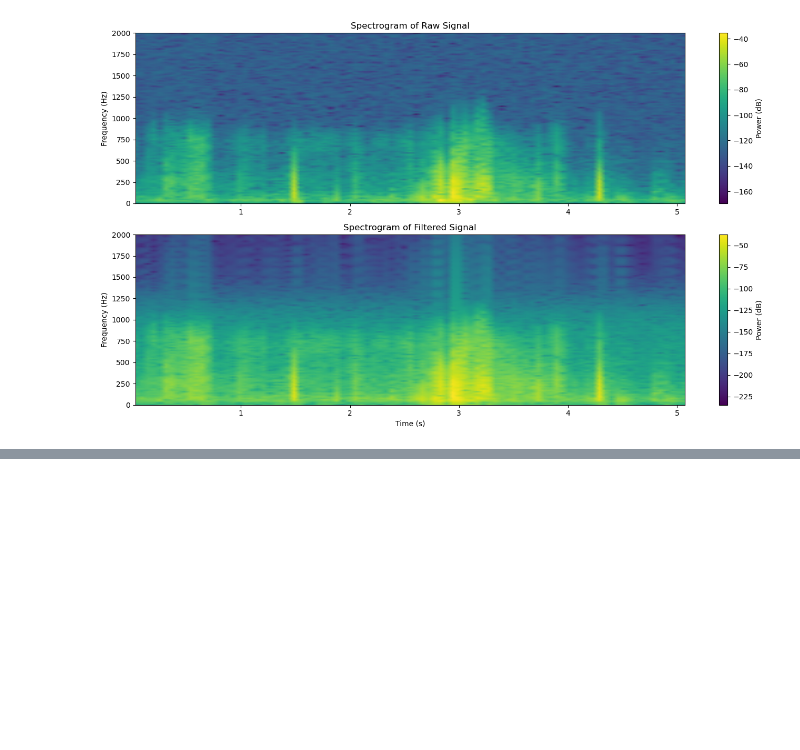
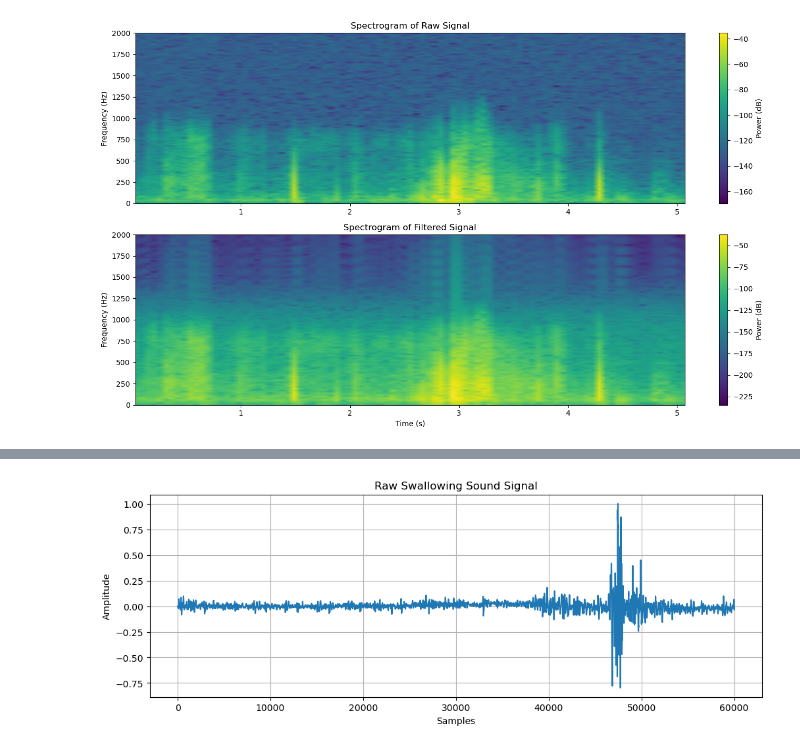
Before and after one commit to TTorres98/Swallowing-Detection, a Jupyter notebook: Biosppy_test.ipynb, the cells around one changed output, grey strips where cells are left out. Saved outputs shown, nothing was run; the diff lists cells and outputs as text; code cells hidden in the pictures; blank space fills up the shorter version.

```diff
--- a/Biosppy_test.ipynb
+++ b/Biosppy_test.ipynb
@@ -254,0 +287,92 @@ plt.show()
+# %%
+import numpy as np
+from scipy.io import wavfile
+from scipy.signal import butter, filtfilt, spectrogram
+import matplotlib.pyplot as plt
+from biosppy.signals.tools import filter_signal
+
+# Step 1: Load the audio file
+audio_file = r'C:\Users\Teresa\Desktop\MBBAS (2ºano)\Tese\archive_dataset\Liquido fino\Liquido fino 5mL\001.wav'
+sampling_rate, audio_signal = wavfile.read(audio_file)
+
+# Normalize the audio signal to [-1, 1] range (if not already normalized)
+audio_signal = audio_signal / np.max(np.abs(audio_signal))
+
+# Step 2: Analyze the raw signal (time and frequency domain)
+# Plot the raw signal
+plt.figure(figsize=(12, 4))
+plt.plot(audio_signal)
+plt.title("Raw Swallowing Sound Signal")
+plt.xlabel("Samples")
+plt.ylabel("Amplitude")
+plt.grid()
+plt.show()
+
+# Compute and plot the spectrogram to identify frequency components
+frequencies, times, Sxx = spectrogram(audio_signal, fs=sampling_rate)
+
+plt.figure(figsize=(10, 6))
+plt.pcolormesh(times, frequencies, 10 * np.log10(Sxx), shading='gouraud')
+plt.title("Spectrogram of Raw Swallowing Sound")
+plt.ylabel("Frequency (Hz)")
+plt.xlabel("Time (s)")
+plt.colorbar(label="Power (dB)")
+plt.ylim(0, 2000)  # Adjust frequency range for clarity
+plt.show()
+
+# Step 3: Apply a bandpass filter
+# Define bandpass filter parameters
+low_cutoff = 50    # Adjust based on spectrogram analysis
+high_cutoff = 1000 # Adjust based on spectrogram analysis
+
+# Design and apply a Butterworth bandpass filter
+def butter_bandpass_filter(data, lowcut, highcut, fs, order=4):
+    nyquist = 0.5 * fs
+    low = lowcut / nyquist
+    high = highcut / nyquist
+    b, a = butter(order, [low, high], btype='band')
+    filtered_data = filtfilt(b, a, data)
+    return filtered_data
+
+filtered_signal = butter_bandpass_filter(audio_signal, low_cutoff, high_cutoff, sampling_rate)
+
+# Step 4: Plot the filtered signal
+plt.figure(figsize=(12, 4))
+plt.plot(filtered_signal, color='orange', label="Filtered Signal")
+plt.title("Filtered Swallowing Sound Signal")
+plt.xlabel("Samples")
+plt.ylabel("Amplitude")
+plt.legend()
+plt.grid()
+plt.show()
+
+# Compare a small section of the raw and filtered signals
+start_sample, end_sample = 1000, 3000
+plt.figure(figsize=(12, 6))
+plt.plot(audio_signal[start_sample:end_sample], label="Raw Signal", alpha=0.7)
+plt.plot(filtered_signal[start_sample:end_sample], label="Filtered Signal", alpha=0.7)
+plt.title("Comparison of Raw and Filtered Signals")
+plt.xlabel("Samples")
+plt.ylabel("Amplitude")
+plt.legend()
+plt.show()
+
+# Step 5: Extract Basic Features
+def compute_features(signal, sampling_rate):
+    energy = np.sum(signal**2)  # Signal energy
+    zcr = np.sum(np.diff(np.sign(signal)) != 0) / len(signal)  # Zero-Crossing Rate
+    rms = np.sqrt(np.mean(signal**2))  # Root Mean Square
+    return {"Energy": energy, "Zero-Crossing Rate": zcr, "RMS": rms}
+
+raw_features = compute_features(audio_signal, sampling_rate)
+filtered_features = compute_features(filtered_signal, sampling_rate)
+
+print("Raw Signal Features:")
+for key, value in raw_features.items():
+    print(f"{key}: {value:.4f}")
+
+print("\nFiltered Signal Features:")
+for key, value in filtered_features.items():
+    print(f"{key}: {value:.4f}")
+# %% [output]
+[figure, added]
```
Also changed, not shown: parts of 3 cells of this notebook, 1 other file.
